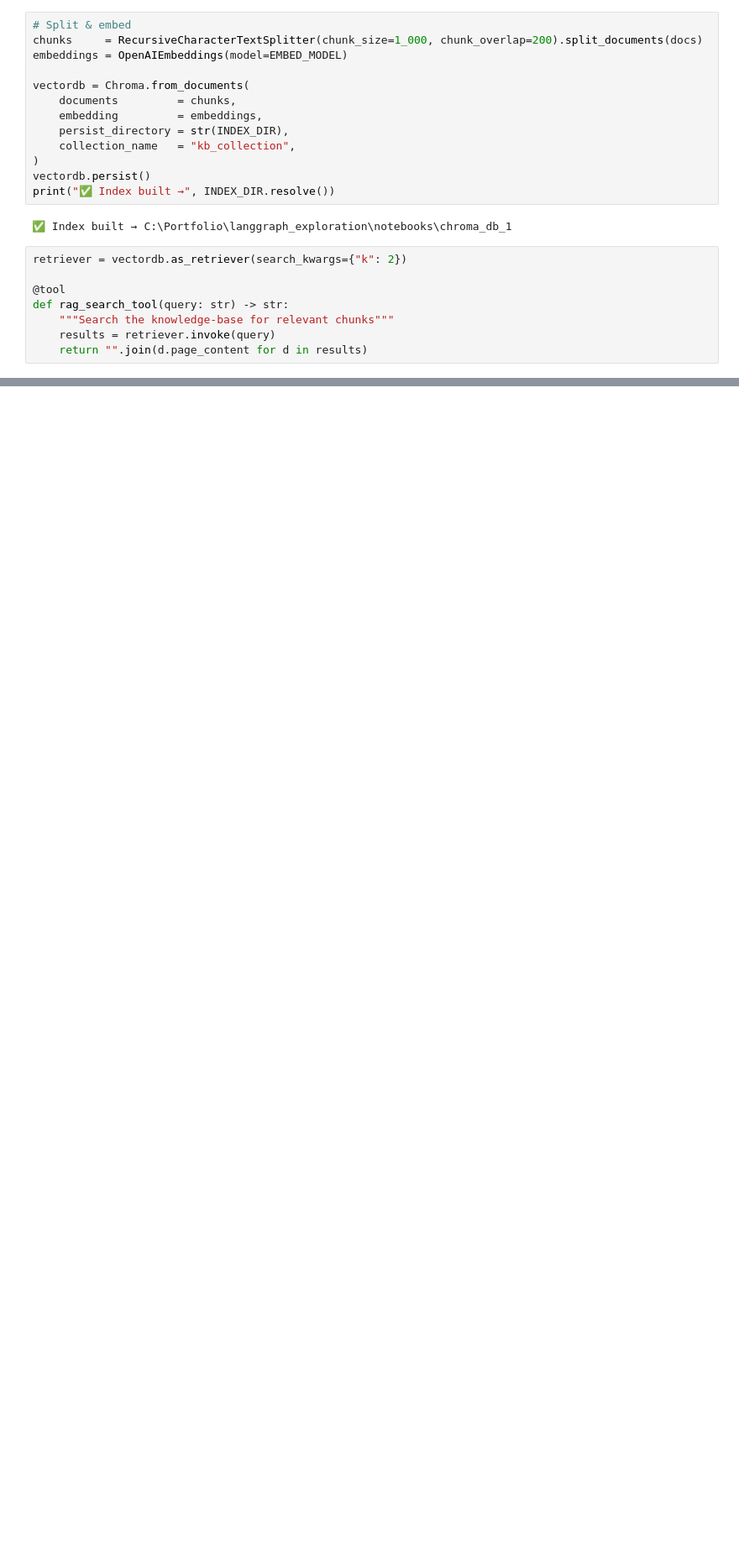
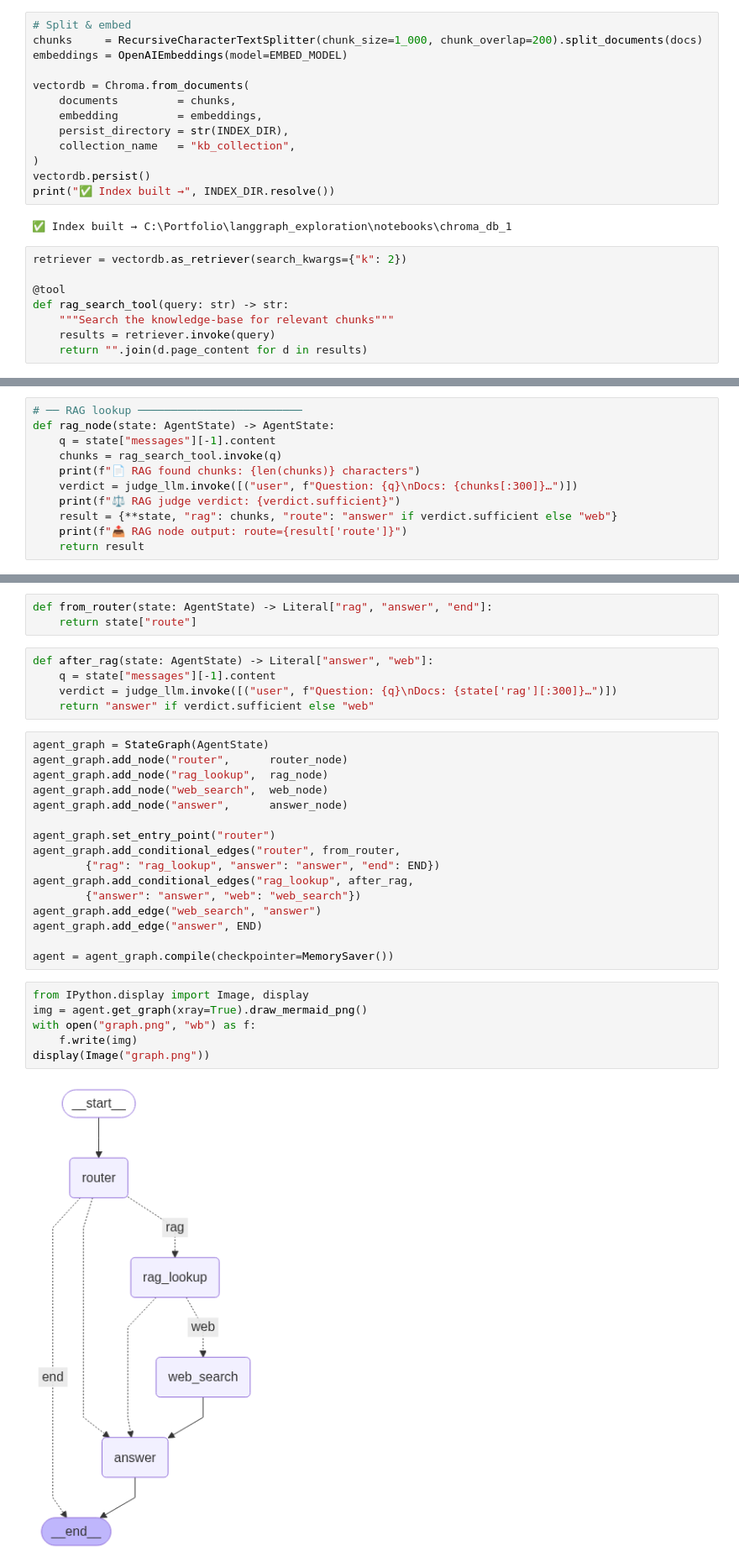
Before and after one commit to leonardoburbanov/langgraph_exploration, a Jupyter notebook: notebooks/langgraph101.ipynb, the cells around one changed output, grey strips where cells are left out. Shown: that part at 84% size. Saved outputs shown, nothing was run; the diff lists cells and outputs as text; blank space fills up the shorter version.

Commit message:
Update langgraph101.ipynb to correct execution counts, refine AI responses, and add graph display functionality; update graph.png file with new content.

```diff
--- a/notebooks/langgraph101.ipynb
+++ b/notebooks/langgraph101.ipynb
@@ -505,0 +576,11 @@ ValidationError: 1 validation error for TavilySearchAPIWrapper
+# %%
+# ── RAG lookup ─────────────────────────
+def rag_node(state: AgentState) -> AgentState:
+    q = state["messages"][-1].content
+    chunks = rag_search_tool.invoke(q)
+    print(f"📄 RAG found chunks: {len(chunks)} characters")
+    verdict = judge_llm.invoke([("user", f"Question: {q}\nDocs: {chunks[:300]}…")])
+    print(f"⚖️ RAG judge verdict: {verdict.sufficient}")
+    result = {**state, "rag": chunks, "route": "answer" if verdict.sufficient else "web"}
+    print(f"📤 RAG node output: route={result['route']}")
+    return result
@@ -505,0 +612,32 @@ ValidationError: 1 validation error for TavilySearchAPIWrapper
+# %%
+def from_router(state: AgentState) -> Literal["rag", "answer", "end"]:
+    return state["route"]
+# %%
+def after_rag(state: AgentState) -> Literal["answer", "web"]:
+    q = state["messages"][-1].content
+    verdict = judge_llm.invoke([("user", f"Question: {q}\nDocs: {state['rag'][:300]}…")])
+    return "answer" if verdict.sufficient else "web"
+# %%
+agent_graph = StateGraph(AgentState)
+agent_graph.add_node("router",      router_node)
+agent_graph.add_node("rag_lookup",  rag_node)
+agent_graph.add_node("web_search",  web_node)
+agent_graph.add_node("answer",      answer_node)
+
+agent_graph.set_entry_point("router")
+agent_graph.add_conditional_edges("router", from_router,
+        {"rag": "rag_lookup", "answer": "answer", "end": END})
+agent_graph.add_conditional_edges("rag_lookup", after_rag,
+        {"answer": "answer", "web": "web_search"})
+agent_graph.add_edge("web_search", "answer")
+agent_graph.add_edge("answer", END)
+
+agent = agent_graph.compile(checkpointer=MemorySaver())
+# %%
+from IPython.display import Image, display
+img = agent.get_graph(xray=True).draw_mermaid_png()
+with open("graph.png", "wb") as f:
+    f.write(img)
+display(Image("graph.png"))
+# %% [output]
+[figure, added]
```
Also changed, not shown: parts of 19 cells of this notebook, 1 other file.
